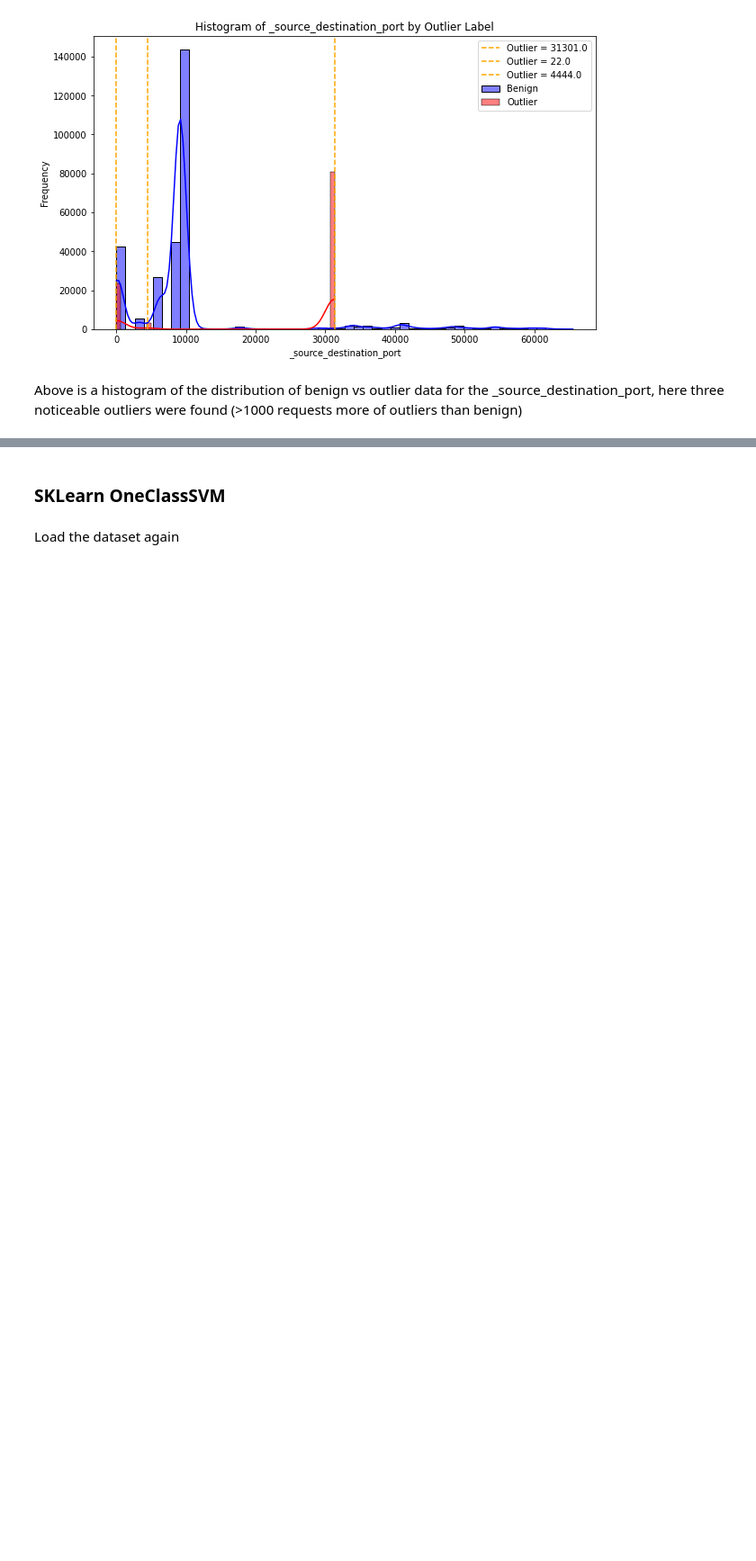
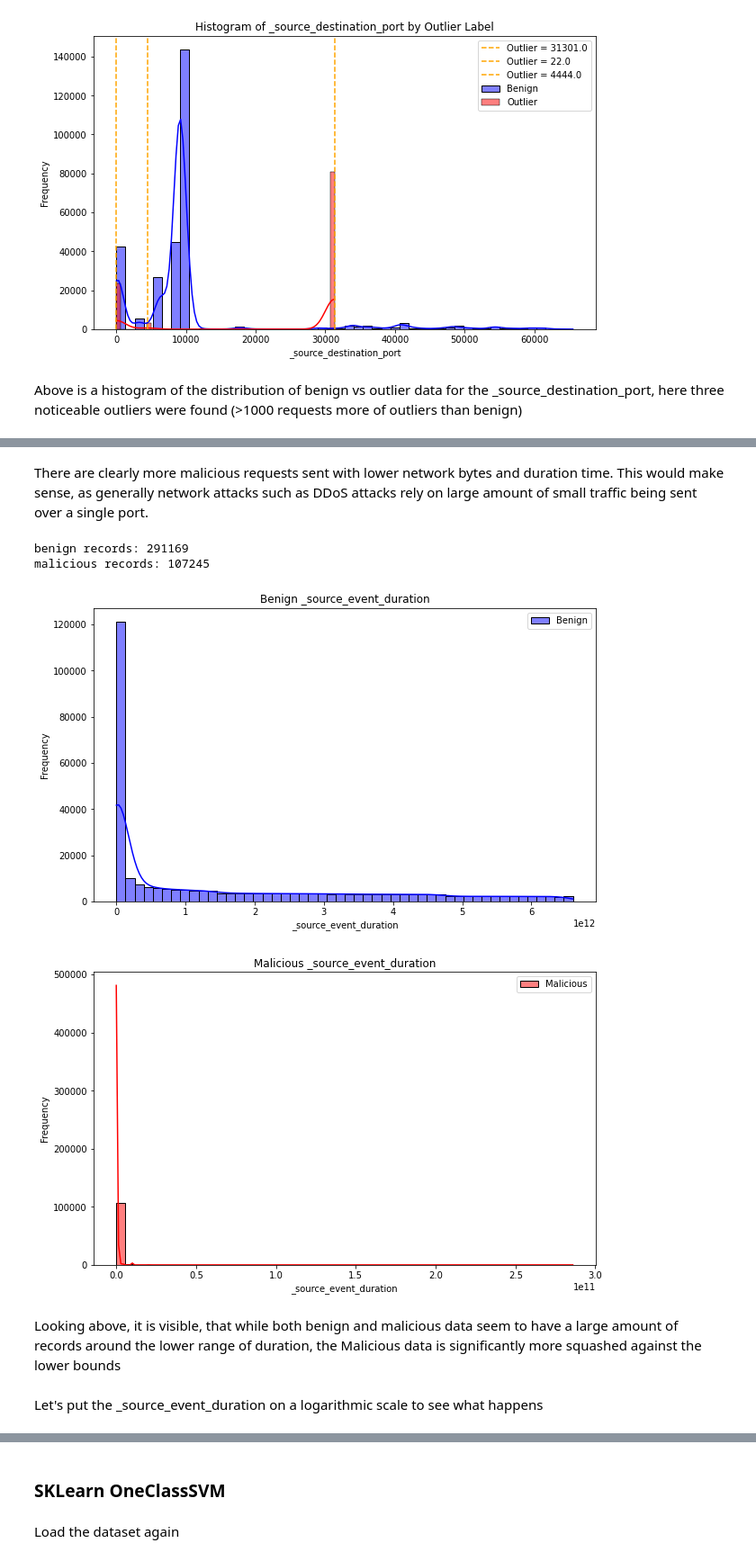
Before and after one commit to Fowthy/SueAI, a Jupyter notebook: SVM/OneClassSVM.ipynb, the cells around one changed output, grey strips where cells are left out. Shown at 90% size. Saved outputs shown, nothing was run; the diff lists cells and outputs as text; code cells hidden in the pictures; blank space fills up the shorter version.

```diff
--- a/SVM/OneClassSVM.ipynb
+++ b/SVM/OneClassSVM.ipynb
@@ -105,0 +142,18 @@ Above is a histogram of the distribution of benign vs outlier data for the _sour
+# %% [markdown]
+There are clearly more malicious requests sent with lower network bytes and duration time. This would make sense, as generally network attacks such as DDoS attacks rely on large amount of small traffic being sent over a single port.
+# %%
+print("benign records:", df[df['label'] == 'benign']['label'].count())
+print("malicious records:", df[df['label'] == 'malicious']['label'].count())
+# %% [output]
+benign records: 291169
+malicious records: 107245
+# %%
+Histogram(df[df['outlier'] == False], "_source_event_duration", "Benign _source_event_duration", includeOutlierLine=False)
+Histogram(df[df['outlier'] == True], "_source_event_duration", "Malicious _source_event_duration", includeOutlierLine=False)
+# %% [output]
+[figure, added]
+[figure, added]
+# %% [markdown]
+Looking above, it is visible, that while both benign and malicious data seem to have a large amount of records around the lower range of duration, the Malicious data is significantly more squashed against the lower bounds
+# %% [markdown]
+Let's put the _source_event_duration on a logarithmic scale to see what happens
```
Also changed, not shown: parts of 48 cells of this notebook.
